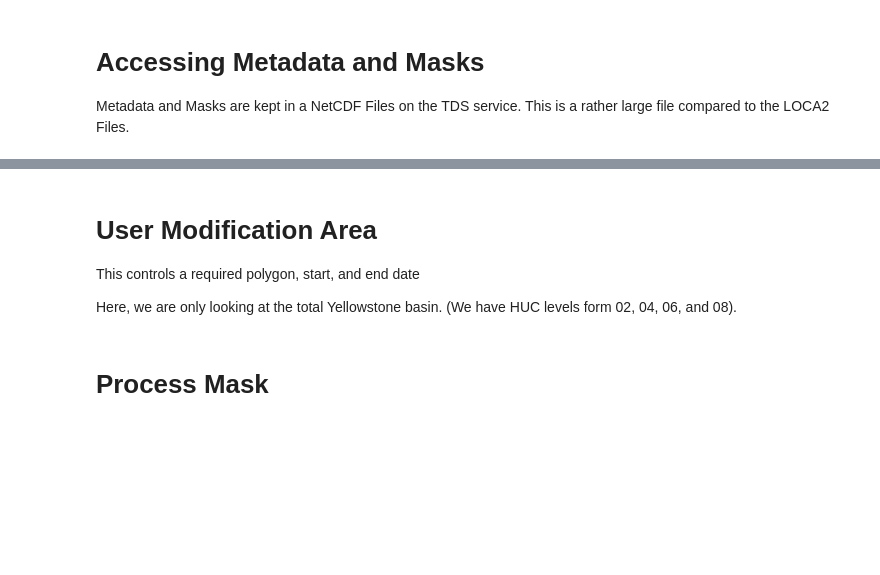
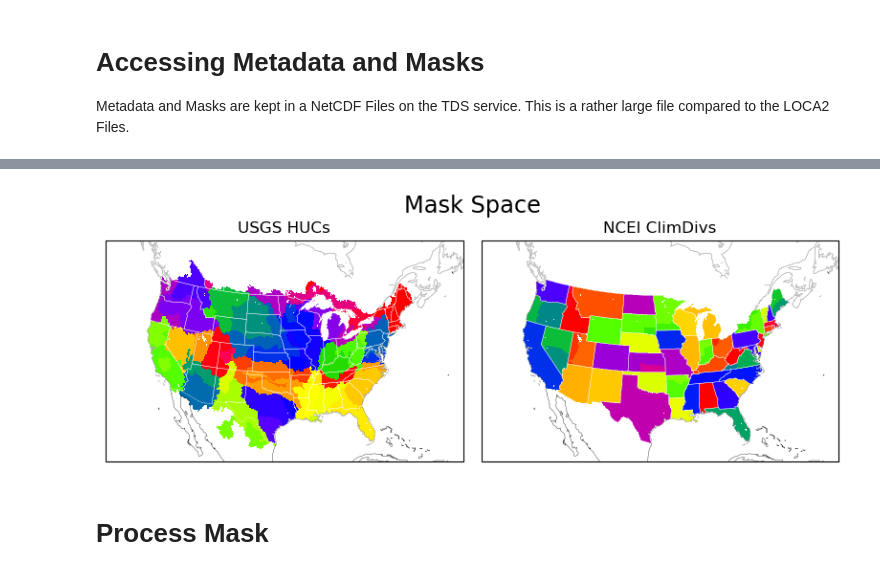
Before and after one commit to wjcapehart/NLDAS_Processing, a Jupyter notebook: NLDAS_Read_THREDDS.ipynb, the cells around one changed output, grey strips where cells are left out. Drawn from its saved outputs; the diff is of its cells as text; code cells hidden in the pictures; blank space fills up the shorter version.

```diff
--- a/NLDAS_Read_THREDDS.ipynb
+++ b/NLDAS_Read_THREDDS.ipynb
@@ -36,12 +68,12 @@ Metadata and Masks are kept in a NetCDF Files on the TDS service.  This is a rat
 # Pull Mask for NLDAS
 #
 
-nldas_mask = xr.open_dataset("http://kyrill.ias.sdsmt.edu:8080/thredds/dodsC/NLDAS/NLDAS_METADATA.nc")
+#nldas_mask = xr.open_dataset("http://kyrill.ias.sdsmt.edu:8080/thredds/dodsC/NLDAS/NLDAS_METADATA.nc")
+nldas_mask = xr.open_dataset("./NLDAS_METADATA.nc")
 
-
-
-
-
+plot_crs = ccrs.AlbersEqualArea(central_longitude  =          -96.0,
+                                  central_latitude   =         37.5,
+                                  standard_parallels = (29.5, 45.5))
 
 #
 #################################################
@@ -89,6 +79,0 @@ nldas_mask["HUC_08"].plot()
-# %% [markdown]
-# User Modification Area
-
-This controls a required polygon, start, and end date
-
-Here, we are only looking at the total Yellowstone basin.  (We have HUC levels form 02, 04, 06, and 08).
@@ -113,3 +80,49 @@ stop_date  = "2023-12-31"
+# %%
+
+fig = plt.figure(figsize=[8,3] )
+
+
+ax1 = plt.subplot(1,2,1,
+                  projection = plot_crs)
+nldas_mask["HUC_08"].where(nldas_mask["NLDAS_mask"]==1).plot(ax           =                ax1,
+                                                             cmap         =            "prism",
+                                                             transform    = ccrs.PlateCarree(),
+                                                             add_colorbar =              False)
+ax1.coastlines( edgecolor = 'white',
+                facecolor =  'none',
+                linewidth =    0.25)
+ax1.add_feature(feature = cfeature.STATES,
+                edgecolor ='white',
+                facecolor = 'none',
+                linewidth =   0.25)
+ax1.set_extent([-125, -66.5, 20, 55])
+ax1.set_title(label = "USGS HUCs")
+
+
+ax2 = plt.subplot(1,2,2,
+                  projection = plot_crs)
+nldas_mask["CLIMDIV"].where(nldas_mask["NLDAS_mask"]==1).plot(ax           =                ax2,
+                                                              cmap         =            "prism",
+                                                              transform    = ccrs.PlateCarree(),
+                                                              add_colorbar =              False)
+ax2.coastlines( edgecolor = 'white',
+               facecolor =  'none',
+               linewidth =    0.25)
+ax2.add_feature(cfeature.STATES,
+               edgecolor ='white',
+               facecolor = 'none',
+               linewidth =   0.25)
+
+ax2.set_extent([-125, -66.5, 20, 55])
+ax2.set_title(label = "NCEI ClimDivs")
+
+fig.suptitle(t        = "Mask Space",
+             fontsize =   "xx-large")
+
+plt.tight_layout()
+plt.show()
+# %% [output]
+[figure, added]
 # %% [markdown]
 # Process Mask
 # %%
```
Also changed, not shown: parts of 17 cells of this notebook, 5 other files.
